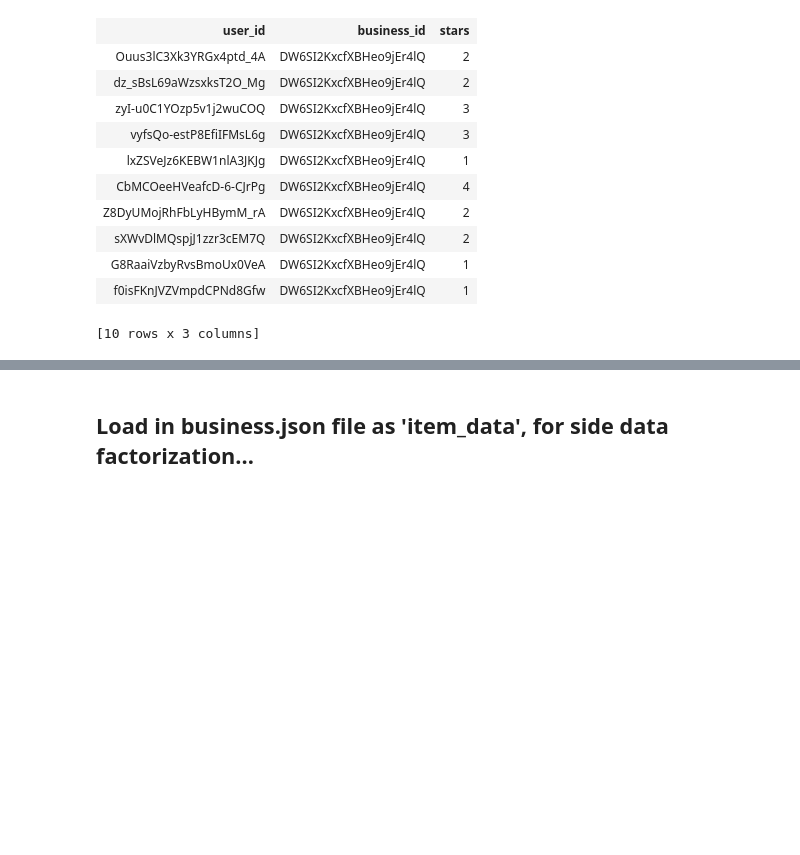
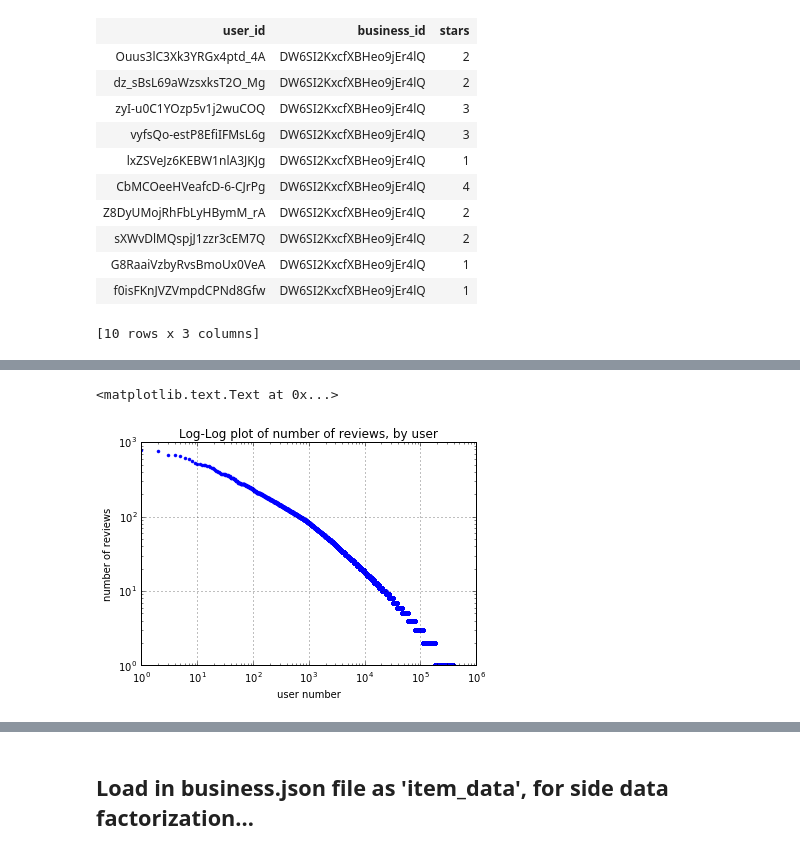
Before and after one commit to AeroGeekDean/traveler_eats_recommender, a Jupyter notebook: graphlab_scratchpad.ipynb, the cells around one changed output, grey strips where cells are left out. Cells and saved outputs as stored; diff of their text form; code cells hidden in the pictures; blank space fills up the shorter version.

```diff
--- a/graphlab_scratchpad.ipynb
+++ b/graphlab_scratchpad.ipynb
@@ -48,0 +78,9 @@ num_review_array = sf_obs.groupby('user_id', [gl.aggregate.COUNT()]).sort('Count
+# %%
+plt.loglog(reviews_by_user, '.');
+plt.grid()
+plt.xlabel('user number')
+plt.ylabel('number of reviews')
+plt.title('Log-Log plot of number of reviews, by user')
+# %% [output]
+<matplotlib.text.Text at 0x...>
+[figure, added]
```
Also changed, not shown: parts of 25 cells of this notebook.
